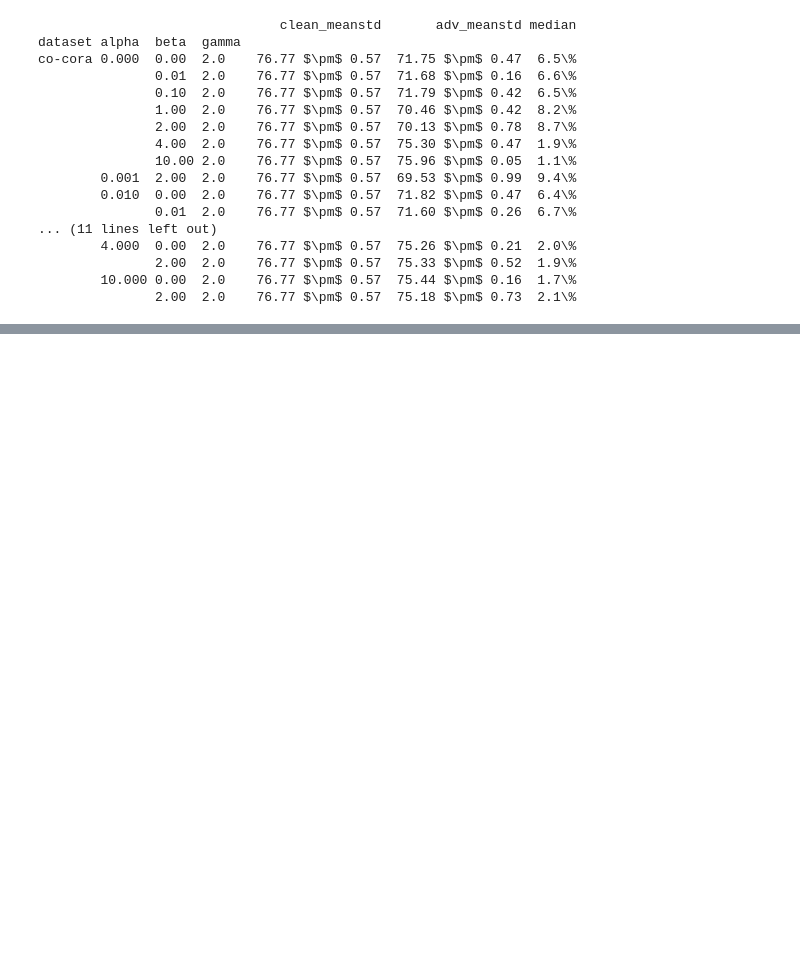
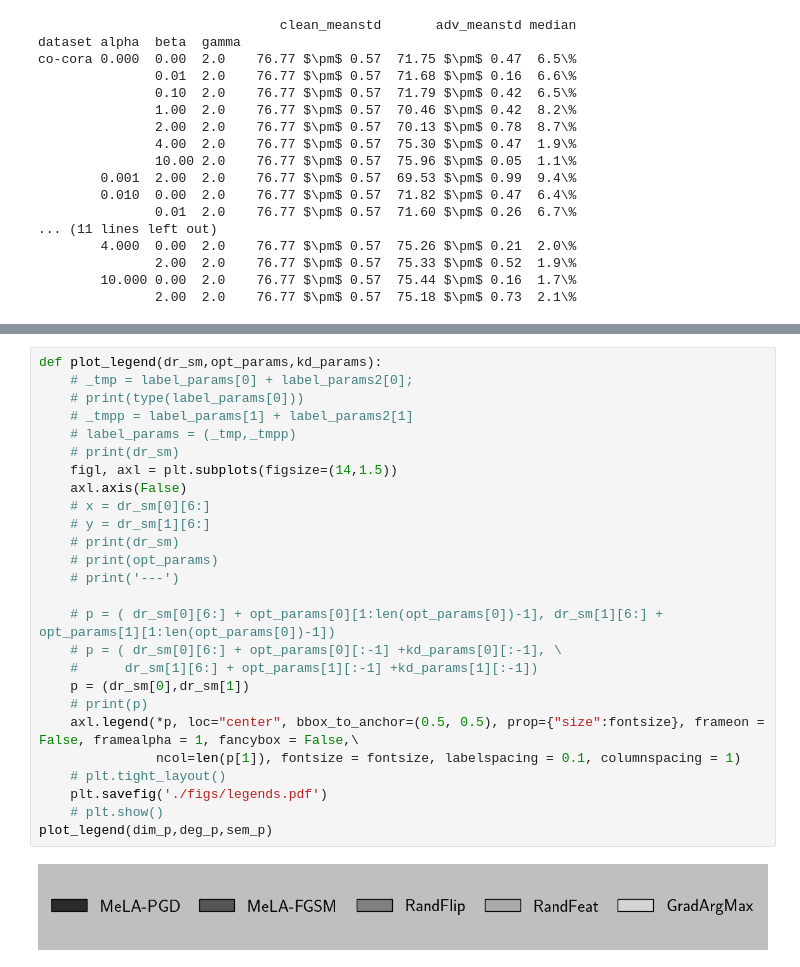
Before and after one commit to toggled/mela, a Jupyter notebook: src/plot.ipynb, the cells around one changed output, grey strips where cells are left out. Drawn from its saved outputs; the diff is of its cells as text; blank space fills up the shorter version.

```diff
--- a/src/plot.ipynb
+++ b/src/plot.ipynb
@@ -231,0 +1936,28 @@ co-cora 0.000  0.00  2.0    76.77 $\pm$ 0.57  71.75 $\pm$ 0.47  6.5\%
+# %%
+def plot_legend(dr_sm,opt_params,kd_params):
+    # _tmp = label_params[0] + label_params2[0];
+    # print(type(label_params[0]))
+    # _tmpp = label_params[1] + label_params2[1]
+    # label_params = (_tmp,_tmpp)
+    # print(dr_sm)
+    figl, axl = plt.subplots(figsize=(14,1.5))
+    axl.axis(False)
+    # x = dr_sm[0][6:]
+    # y = dr_sm[1][6:]
+    # print(dr_sm)
+    # print(opt_params)
+    # print('---')
+
+    # p = ( dr_sm[0][6:] + opt_params[0][1:len(opt_params[0])-1], dr_sm[1][6:] + opt_params[1][1:len(opt_params[0])-1])
+    # p = ( dr_sm[0][6:] + opt_params[0][:-1] +kd_params[0][:-1], \
+    #      dr_sm[1][6:] + opt_params[1][:-1] +kd_params[1][:-1])
+    p = (dr_sm[0],dr_sm[1])
+    # print(p)
+    axl.legend(*p, loc="center", bbox_to_anchor=(0.5, 0.5), prop={"size":fontsize}, frameon = False, framealpha = 1, fancybox = False,\
+               ncol=len(p[1]), fontsize = fontsize, labelspacing = 0.1, columnspacing = 1)
+    # plt.tight_layout()
+    plt.savefig('./figs/legends.pdf')
+    # plt.show()
+plot_legend(dim_p,deg_p,sem_p)
+# %% [output]
+[figure, added]
```
Also changed, not shown: parts of 43 cells of this notebook, 15 other files.
